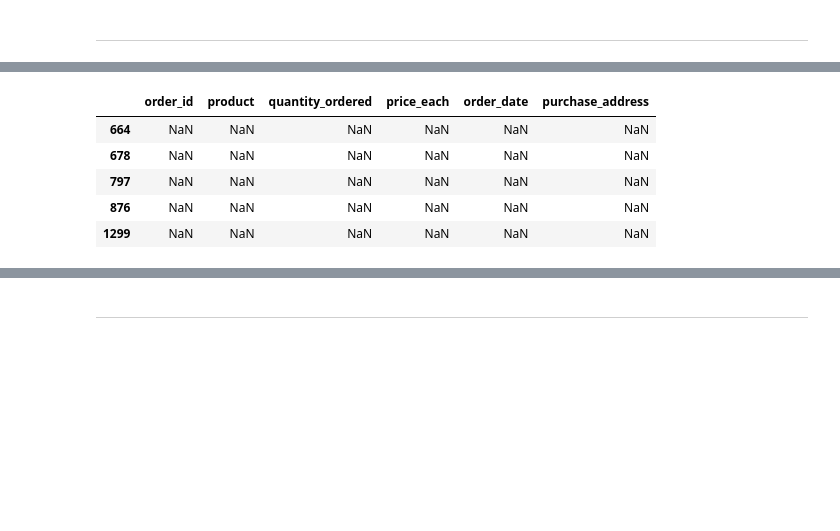
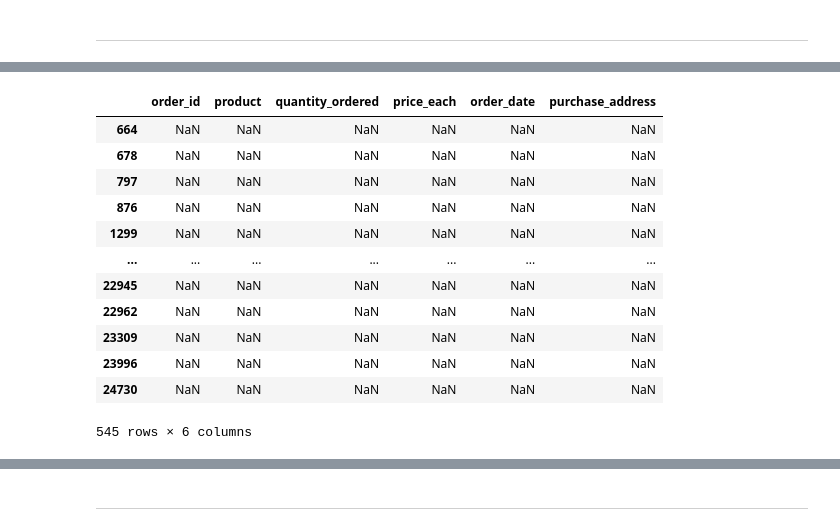
Before and after one commit to agenorgoncalvesneto/data-analysis-projects, a Jupyter notebook: sales-analysis/data-analysis.ipynb, the cells around one changed output, grey strips where cells are left out. Saved outputs shown, nothing was run; the diff lists cells and outputs as text; code cells hidden in the pictures; blank space fills up the shorter version.

```diff
--- a/sales-analysis/data-analysis.ipynb
+++ b/sales-analysis/data-analysis.ipynb
@@ -14,3 +13,10 @@ import pandas as pd
+# %%
+%matplotlib inline
+
+pd.set_option('display.max_rows', 10)
+pd.set_option('display.precision', 2)
+
+sns.set_theme(context='talk', style='darkgrid', palette='husl')
 # %% [markdown]
 ---
 # %% [markdown]
@@ -48,9 +61,16 @@ sales.head()
 # %%
-sales[sales.isnull().any(axis=1)].head()
+sales[sales.isna().any(axis=1)]
 # %% [output]
 |  | order_id | product | quantity_ordered | price_each | order_date | purchase_address |
 | 664 | NaN | NaN | NaN | NaN | NaN | NaN |
 | 678 | NaN | NaN | NaN | NaN | NaN | NaN |
 | 797 | NaN | NaN | NaN | NaN | NaN | NaN |
 | 876 | NaN | NaN | NaN | NaN | NaN | NaN |
 | 1299 | NaN | NaN | NaN | NaN | NaN | NaN |
+| ... | ... | ... | ... | ... | ... | ... |
+| 22945 | NaN | NaN | NaN | NaN | NaN | NaN |
+| 22962 | NaN | NaN | NaN | NaN | NaN | NaN |
+| 23309 | NaN | NaN | NaN | NaN | NaN | NaN |
+| 23996 | NaN | NaN | NaN | NaN | NaN | NaN |
+| 24730 | NaN | NaN | NaN | NaN | NaN | NaN |
+545 rows × 6 columns
```
Also changed, not shown: parts of 54 cells of this notebook.
